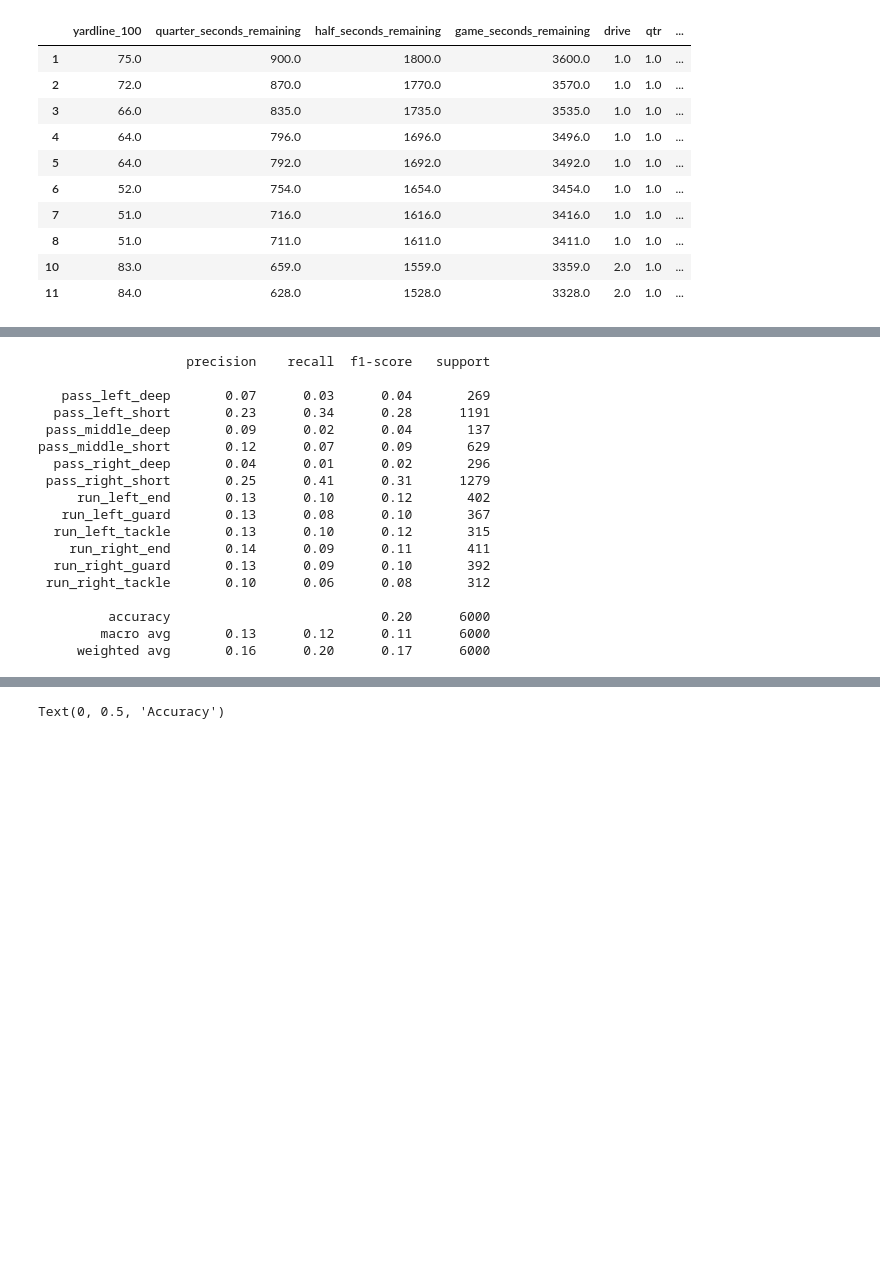
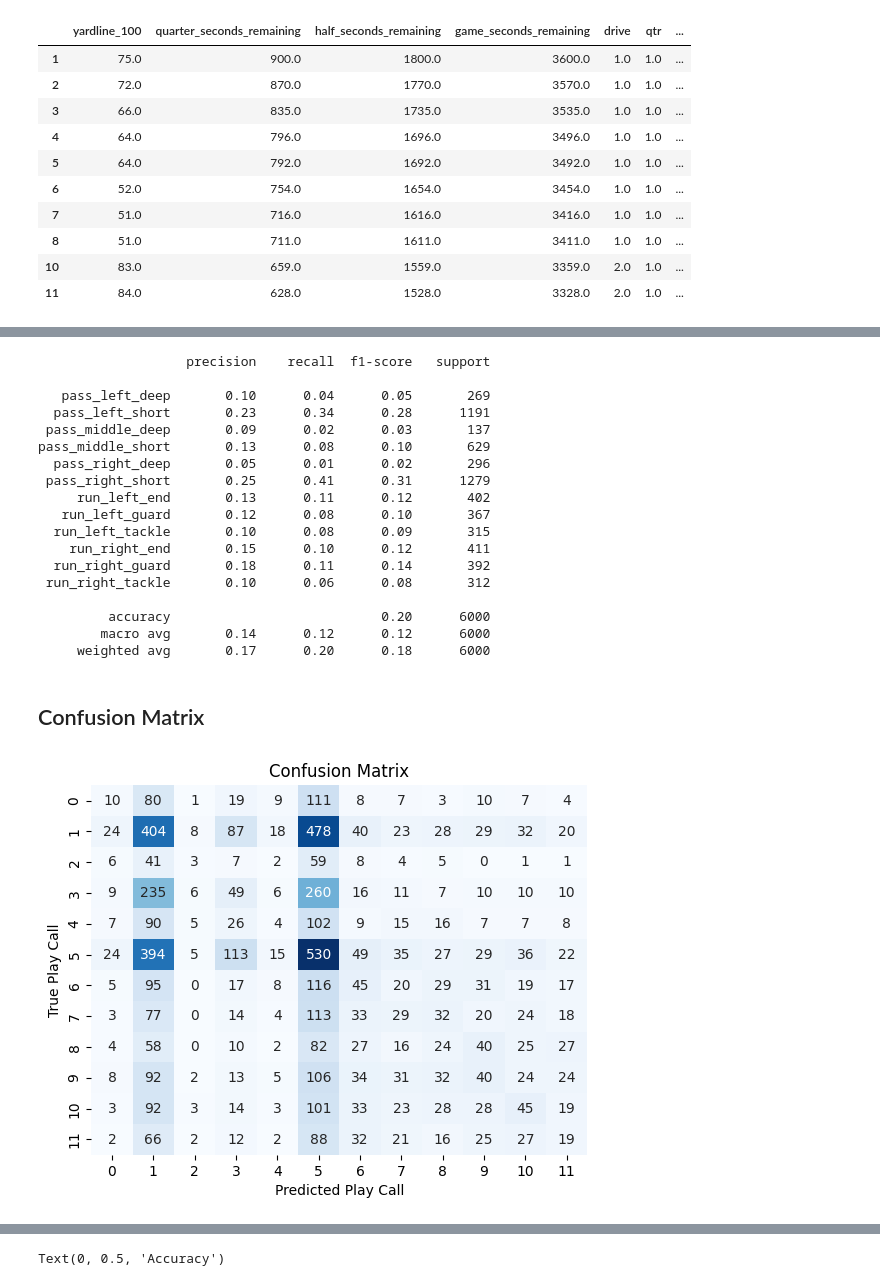
Before and after one commit to abonsted/CS426_Project, a Jupyter notebook: random_forest_classifier_model.ipynb, the cells around one changed output, grey strips where cells are left out. Cells and saved outputs as stored; diff of their text form; code cells hidden in the pictures; blank space fills up the shorter version.

Commit message:
finished rfc model

```diff
--- a/random_forest_classifier_model.ipynb
+++ b/random_forest_classifier_model.ipynb
@@ -82,7 +101,7 @@ y_enc = le.fit_transform(y)
 # %%
 X_train, X_test, y_train, y_test = train_test_split(X, y_enc, test_size=0.2, random_state=42)
 
-model = RandomForestClassifier(n_estimators=100, random_state=42)
+model = RandomForestClassifier(n_estimators=100, random_state=42, class_weight='balanced')
 model.fit(X_train, y_train)
 
 y_pred = model.predict(X_test)
@@ -91,19 +110,33 @@ print(classification_report(y_test, y_pred, target_names=le.classes_))
 # %% [output]
                    precision    recall  f1-score   support
 
-   pass_left_deep       0.07      0.03      0.04       269
+   pass_left_deep       0.10      0.04      0.05       269
   pass_left_short       0.23      0.34      0.28      1191
- pass_middle_deep       0.09      0.02      0.04       137
-pass_middle_short       0.12      0.07      0.09       629
-  pass_right_deep       0.04      0.01      0.02       296
+ pass_middle_deep       0.09      0.02      0.03       137
+pass_middle_short       0.13      0.08      0.10       629
+  pass_right_deep       0.05      0.01      0.02       296
  pass_right_short       0.25      0.41      0.31      1279
-     run_left_end       0.13      0.10      0.12       402
-   run_left_guard       0.13      0.08      0.10       367
-  run_left_tackle       0.13      0.10      0.12       315
-    run_right_end       0.14      0.09      0.11       411
-  run_right_guard       0.13      0.09      0.10       392
+     run_left_end       0.13      0.11      0.12       402
+   run_left_guard       0.12      0.08      0.10       367
+  run_left_tackle       0.10      0.08      0.09       315
+    run_right_end       0.15      0.10      0.12       411
+  run_right_guard       0.18      0.11      0.14       392
  run_right_tackle       0.10      0.06      0.08       312
 
          accuracy                           0.20      6000
-        macro avg       0.13      0.12      0.11      6000
-     weighted avg       0.16      0.20      0.17      6000
+        macro avg       0.14      0.12      0.12      6000
+     weighted avg       0.17      0.20      0.18      6000
+# %% [markdown]
+<h2>Confusion Matrix</h2>
+# %%
+from sklearn.metrics import confusion_matrix
+
+cm = confusion_matrix(y_test, y_pred)
+
+sns.heatmap(cm, annot=True, fmt='d', cmap='Blues', cbar=False)
+plt.xlabel('Predicted Play Call')
+plt.ylabel('True Play Call')
+plt.title('Confusion Matrix')
+plt.show()
+# %% [output]
+[figure, added]
```
Also changed, not shown: parts of 6 cells of this notebook.
